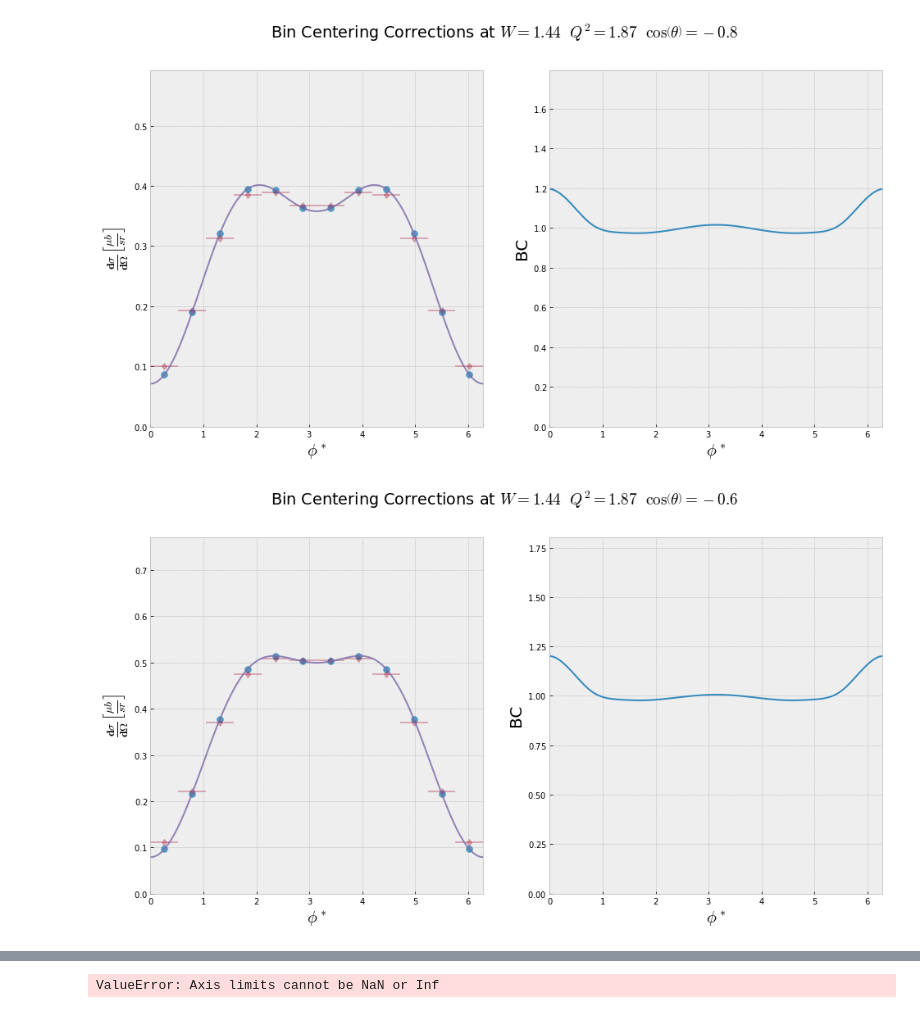
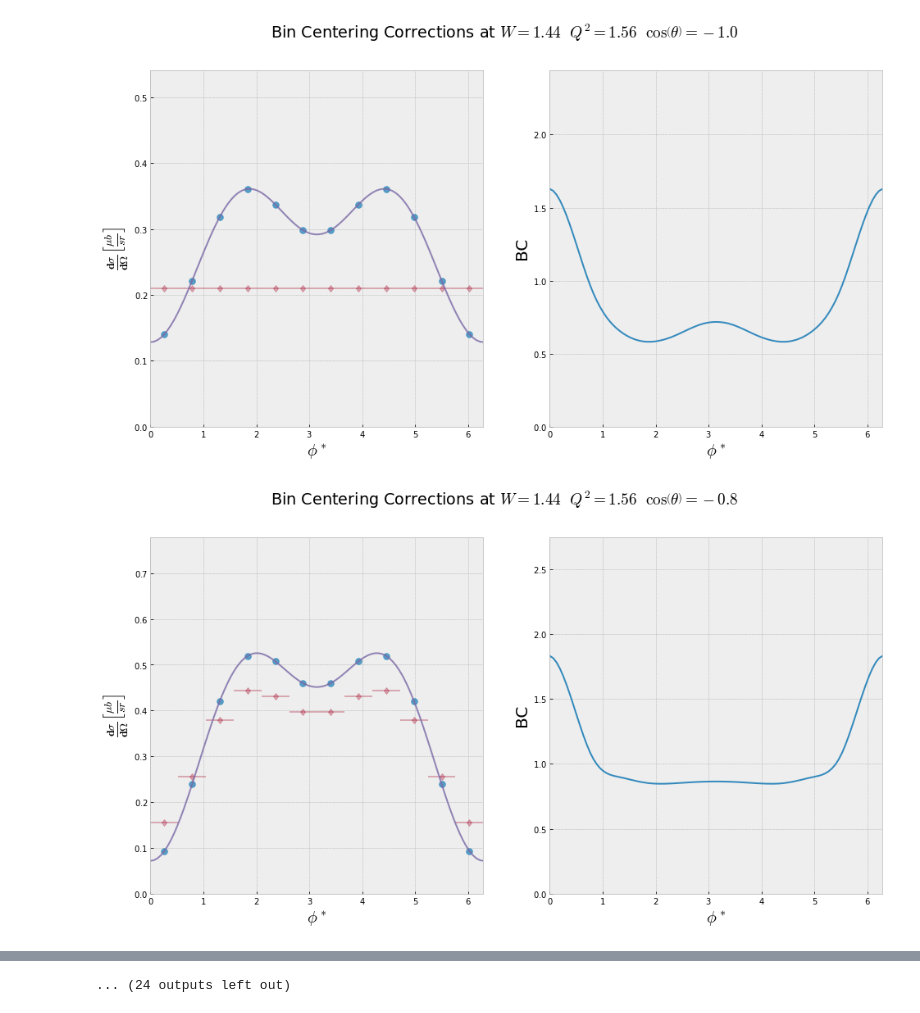
Before and after one commit to tylern4/analysisNotebooks, a Jupyter notebook: BinCentering/BinCentering.ipynb, the cells around one changed output, grey strips where cells are left out. Cells and saved outputs as stored; diff of their text form; code cells hidden in the pictures.

```diff
--- a/BinCentering/BinCentering.ipynb
+++ b/BinCentering/BinCentering.ipynb
@@ -15,10 +16,13 @@ w_bins = np.array([1.2, 1.22, 1.24, 1.26, 1.28, 1.3,
                    1.76, 1.78, 1.8])
 
 
-q2_bins = np.array([1.1, 1.30, 1.56, 1.87, 2.23, 2.66, 3.5])
+q2_bins = np.array([1.1, 1.33, 1.56, 1.87, 2.23, 2.66, 3.5])
 
 theta_bins = np.array([-1.0, -0.8, -0.6, -0.4, -0.2,
-                       0.0, 0.2, 0.4, 0.6, 0.8, 1.0, 1.2])
+                       0.0, 0.2, 0.4, 0.6, 0.8])
+
+
+
 
 phi_binning = 10
 # %%
@@ -66,46 +80,66 @@ def binCetnerCorrection(w, q2, theta, num_bins=10):
     return bin_center_corr
 # %%
-for w in [1.44]:
-    for q2 in q2_bins[3:4]:
-        for theta in theta_bins[1:-1]:
+for w in [1.44, 1.46]:
+    for q2 in [1.56, 1.87]:
+        for theta in theta_bins[:-1]:
             fig, ax = plt.subplots(nrows=1, ncols=2, figsize=[16,8], sharex=True)
             num_bins = 12
             width = np.linspace(0,  2*np.pi, num_bins+1, endpoint=True)[1]
             left = np.array([i*width for i in range(num_bins+2)])
             right = np.array([(i-1)*width for i in range(num_bins+2)])
 
             center = (left+right)/2.0
 
             _xs = {'.' : left, 'x': right, 'd': center}
 
             ys = []
-            ys.append(get_maid_values(left, w, q2, theta+0.1))
-            ys.append(get_maid_values(right, w, q2, theta+0.1))
+
+            ys.append(get_maid_values(left, w, q2, theta))
+            ys.append(get_maid_values(right, w, q2, theta))
+
+            ys.append(get_maid_values(left, w+0.02, q2, theta))
+            ys.append(get_maid_values(right, w+0.02, q2, theta))
+
+            ys.append(get_maid_values(left, w, q2+0.36, theta))
+            ys.append(get_maid_values(right, w, q2+0.36, theta))
+
+            ys.append(get_maid_values(left, w+0.02, q2+0.36, theta))
+            ys.append(get_maid_values(right, w+0.02, q2+0.36, theta))
+
             ys.append(plot_maid_model(ax[0], w, q2, theta+0.1, center, '.'))
 
-            avg = (ys[0]+ys[1])/2
+
+            avg = (ys[0]+ys[1]+ys[2]+ys[3]+ys[4]+ys[5]+ys[6]+ys[7])/8
             ax[0].errorbar(center, avg, fmt='d', alpha=0.3, label='center', xerr=width/2)
 
             #ax[1].errorbar(center, avg/ys[2], fmt='.')
 
-            bin_center_corr = interp1d(center, avg/ys[2], kind='cubic')
+            bin_center_corr = interp1d(center, avg/ys[-1], kind='cubic')
 
             z = np.linspace(0, 2*np.pi, 100)
             ax[1].plot(z, bin_center_corr(z))
-            ax[1].set_ylim(0, 1.5*np.max(bin_center_corr(z)))
+
             plot_maid_model(ax[0], w, q2, theta+0.1, z, fmt='-')
             # ax[1].errorbar(z, corr(z), fmt='d', yerr=bin_center_corr(z)-corr(z))
 
             plt.suptitle(f"Bin Centering Corrections at $W = {w}~~Q^2 = {q2}~~\cos\left(\\theta\\right) = {theta}$")
             ax[0].set_xlim(0,2*np.pi)
-            ax[0].set_ylim(0,1.5*np.max(ys[2]))
+            try:
+                ax[1].set_ylim(0, 1.5*np.max(bin_center_corr(z)))
+            except ValueError:
+                pass
+
+            try:
+                ax[0].set_ylim(0,1.5*np.max(ys[-1]))
+            except ValueError:
+                pass
             ax[0].set_ylabel(r'$\frac{\mathbf{d}\sigma}{\mathbf{d} \Omega} \left[\frac{\mu b}{sr}\right]$')
             ax[1].set_ylabel('BC')
             ax[0].set_xlabel(r'$\phi^*$')
             ax[1].set_xlabel(r'$\phi^*$')
 
 
             plt.show()
 # %% [output]
-[figure, old version]
+[figure, new version]
-[figure, old version]
+[figure, new version]
@@ -119 +156 @@ for w in [1.44]:
-ValueError: Axis limits cannot be NaN or Inf
+... (24 outputs left out)
```
Also changed, not shown: parts of 3 cells of this notebook, 8 other files.
